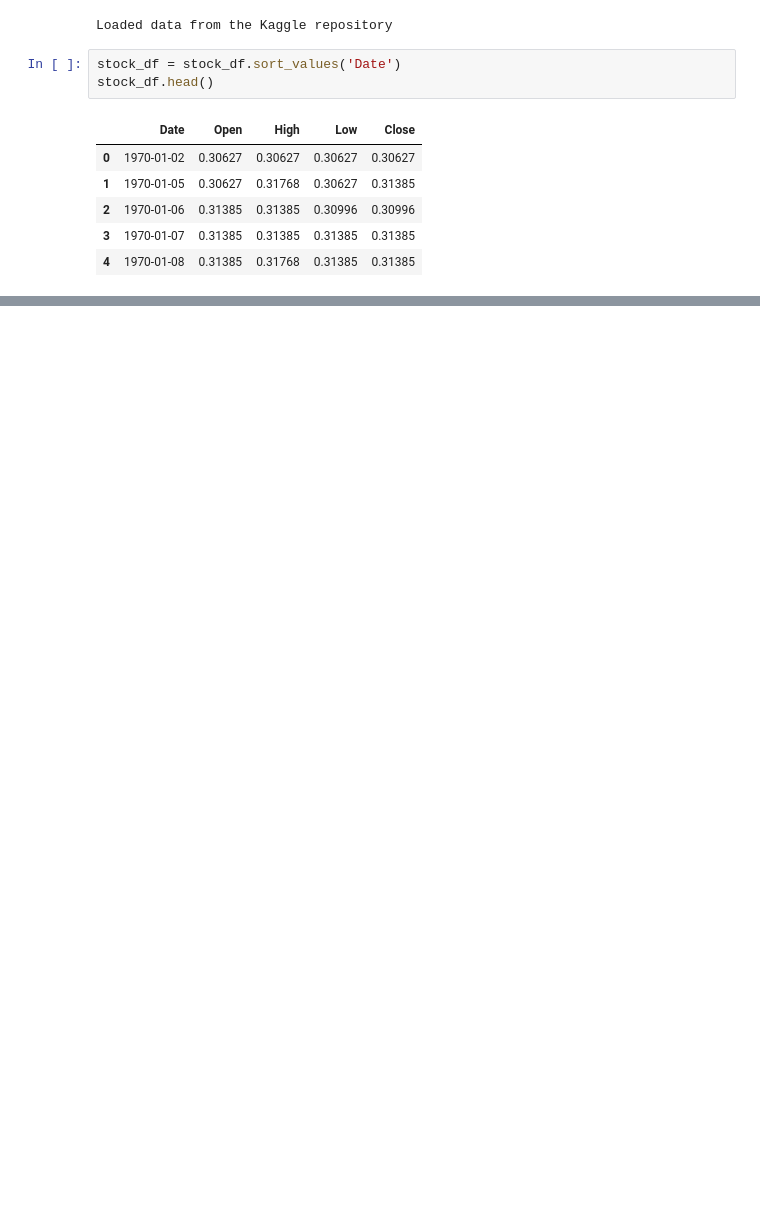
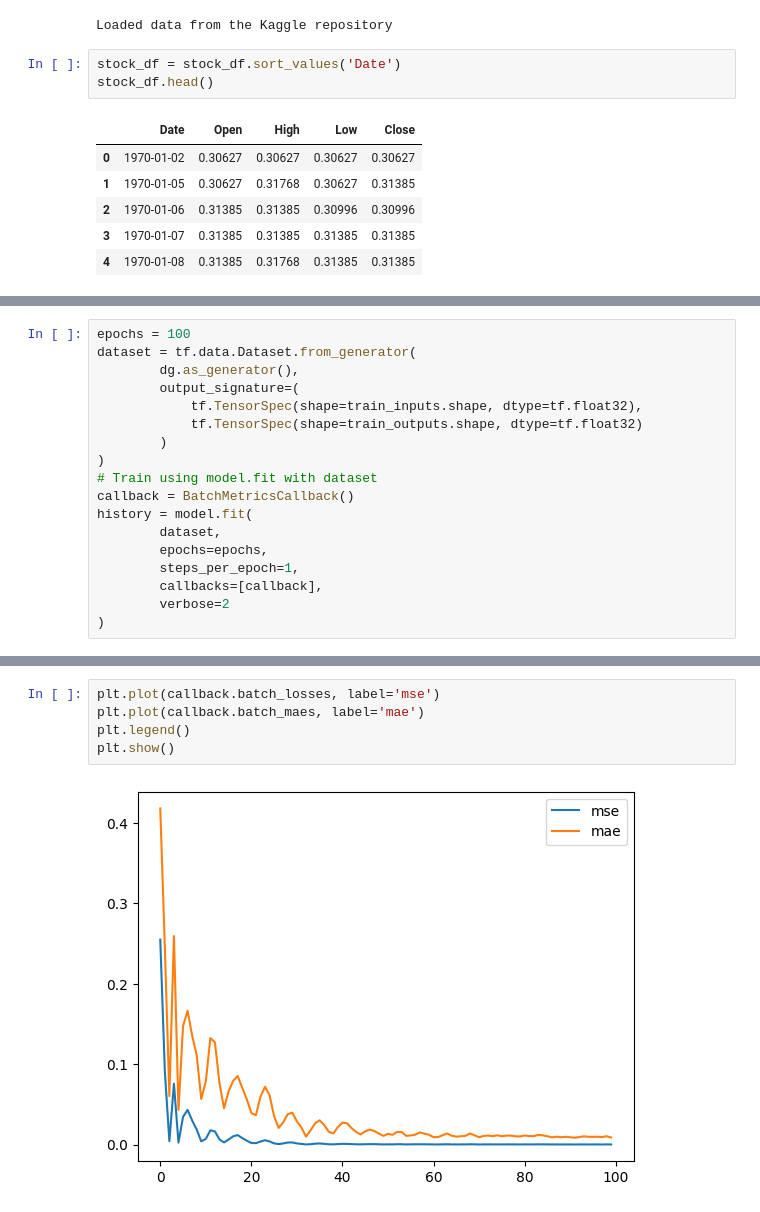
Before and after one commit to ZuoLoL21/KaggleSubmissions, a Jupyter notebook: projects/stock_market_predictions/stock_market_predictions.ipynb, the cells around one changed output, grey strips where cells are left out. Drawn from its saved outputs; the diff is of its cells as text; blank space fills up the shorter version.

```diff
--- a/projects/stock_market_predictions/stock_market_predictions.ipynb
+++ b/projects/stock_market_predictions/stock_market_predictions.ipynb
@@ -284,0 +117,18 @@ plt.show()
+# %%
+epochs = 100
+dataset = tf.data.Dataset.from_generator(
+        dg.as_generator(),
+        output_signature=(
+            tf.TensorSpec(shape=train_inputs.shape, dtype=tf.float32),
+            tf.TensorSpec(shape=train_outputs.shape, dtype=tf.float32)
+        )
+)
+# Train using model.fit with dataset
+callback = BatchMetricsCallback()
+history = model.fit(
+        dataset,
+        epochs=epochs,
+        steps_per_epoch=1,
+        callbacks=[callback],
+        verbose=2
+)
@@ -284,0 +153,7 @@ plt.show()
+# %%
+plt.plot(callback.batch_losses, label='mse')
+plt.plot(callback.batch_maes, label='mae')
+plt.legend()
+plt.show()
+# %% [output]
+[figure, added]
```
Also changed, not shown: parts of 17 cells of this notebook, 12 other files.
